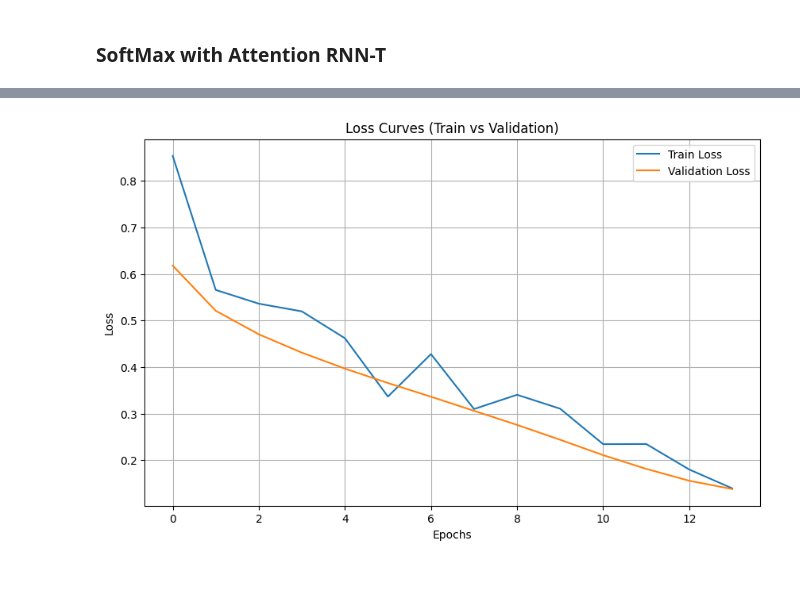
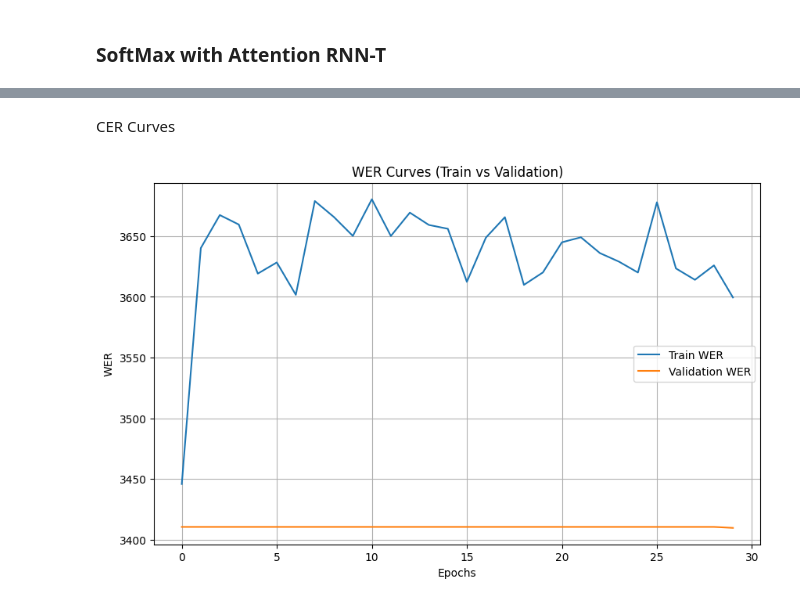
Before and after one commit to captainkeemo/Dysarthric-Speech-Transcription, a Jupyter notebook: models/RNN-T_model.ipynb, the cells around one changed output, grey strips where cells are left out. Cells and saved outputs as stored; diff of their text form; code cells hidden in the pictures; blank space fills up the shorter version.

```diff
--- a/models/RNN-T_model.ipynb
+++ b/models/RNN-T_model.ipynb
@@ -1056,9 +1215,11 @@ Epoch 15: Train Loss = 0.1395, Train WER = 0.0389, Val Loss = 0.1380, Val WER =
+# %% [markdown]
+CER Curves
+# %%
+plot_wer(train_cers, val_cers)
+# %% [output]
+[figure, added]
 # %%
 torch.save(best_model_wts, "best_model.pth")
-# %%
-plot_loss(train_losses[1:], val_losses[1:])
-# %% [output]
-[figure, removed]
 # %%
 plot_wer(train_wer_scores, val_wer_scores)
 # %% [output]
```
Also changed, not shown: parts of 40 cells of this notebook.
